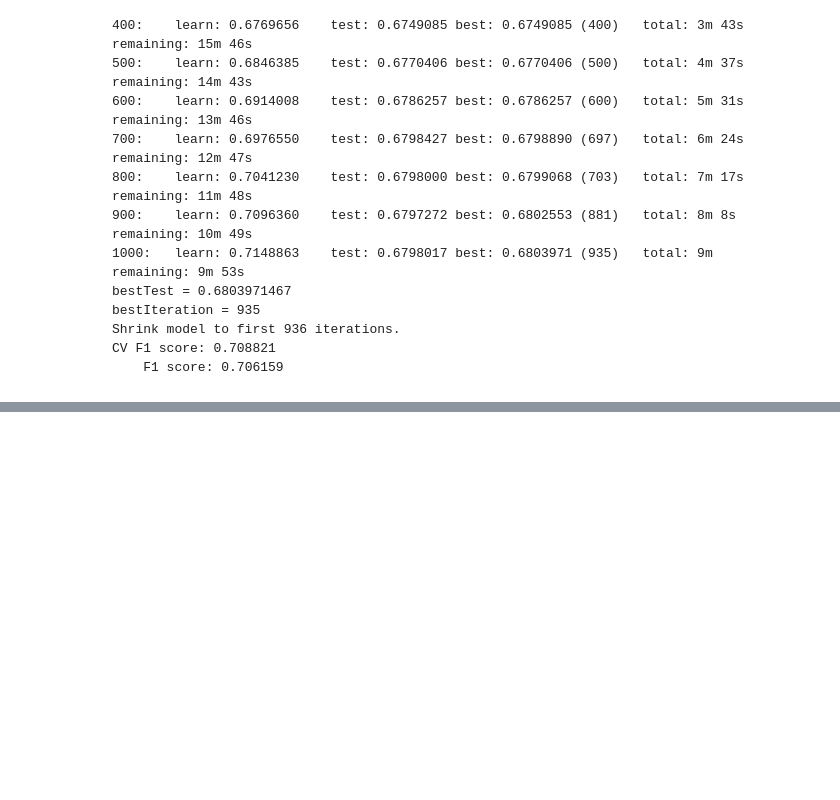
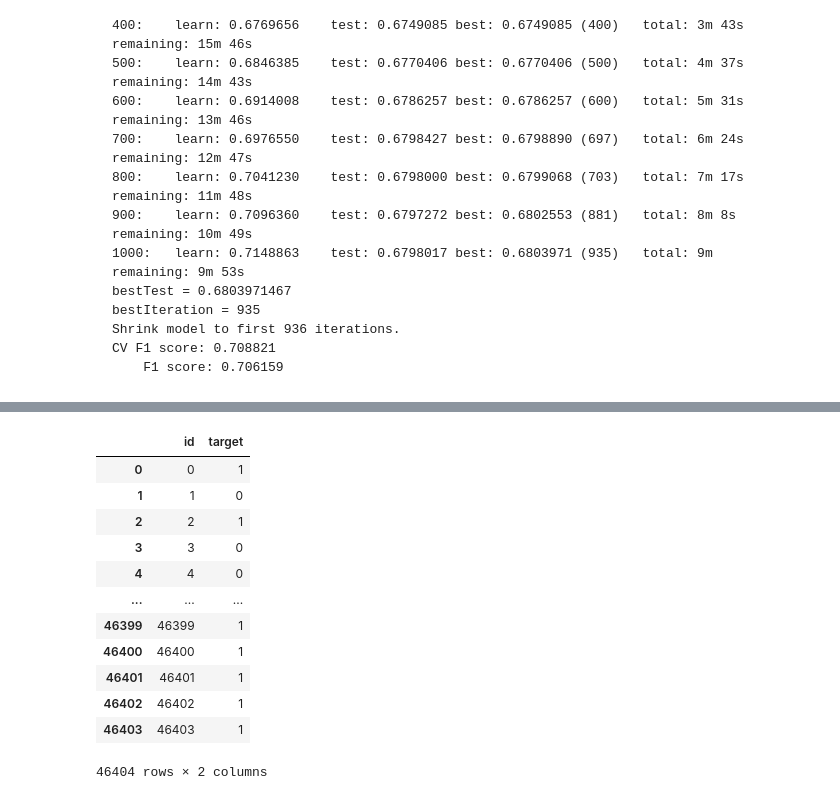
Before and after one commit to fenzhantw/Dacon_jobcare_recommend, a Jupyter notebook: main.ipynb, the cells around one changed output, grey strips where cells are left out. Cells and saved outputs as stored; diff of their text form; code cells hidden in the pictures; blank space fills up the shorter version.

```diff
--- a/main.ipynb
+++ b/main.ipynb
@@ -956,0 +998,3 @@ CV F1 score: 0.708821
+# %%
+drop_columns_serise=pd.Series(model_cat.feature_importances_,X_train.columns).sort_values(ascending=False)
+drop_columns=drop_columns_serise[drop_columns_serise<0.08].index.tolist()
@@ -957,3 +1021,13 @@ CV F1 score: 0.708821
+# %%
+X_train = X_train.drop(drop_columns,axis=1)
+X_test = X_test.drop(drop_columns,axis=1)
+# %%
+seed = 42
+n_fold = 7
+n_class = 1
+
+X = X_train.copy()
+y = y_train
 # %%
 #k 개의  모델을 다 사용하되 앙상블 처럼 각 모델에서 주는 output 들의 평균값을 사용하여 최종 pred 산출(OOF Ensemble)
 
@@ -961,7 +1035,7 @@ skfold = StratifiedKFold(n_splits=n_fold, shuffle=True, random_state=seed)
 folds=[]
 for train_idx, valid_idx in skfold.split(X, y):
         folds.append((train_idx, valid_idx))
-
+importances = pd.Series()
 cat_pred = np.zeros((X.shape[0], n_class))
 cat_pred_test = 0
 cat_cols = X_train.columns[X_train.nunique() > 2].tolist()
@@ -974,7 +1048,7 @@ for fold in range(n_fold):
 
   model_cat = CatBoostClassifier(max_depth=10,learning_rate=0.02,n_estimators=2099,max_bin=231,min_data_in_leaf=61,l2_leaf_reg=0.2193,subsample=0.6525,eval_metric="F1", task_type='GPU',bootstrap_type='Poisson', one_hot_max_size=10)
   model_cat.fit(train_data, eval_set=valid_data, use_best_model=True, early_stopping_rounds=100, verbose=100)
-
+  importances += pd.Series(model_cat.feature_importances_,X_train.columns).sort_values(ascending=False)
   cat_pred[valid_idx] = pd.DataFrame(model_cat.predict_proba(X_valid)[:, 1], index=X_valid.index)
   cat_pred_test = cat_pred_test + (model_cat.predict_proba(X_test)[:, 1] / n_fold)
   pred = np.where(cat_pred >= 0.4 , 1, 0)
@@ -985,0 +1078,17 @@ print(f'\tF1 score: {f1_score(y, pred):.6f}')
+# %%
+submission['target'] = pred_test
+submission
+# %% [output]
+|  | id | target |
+| 0 | 0 | 1 |
+| 1 | 1 | 0 |
+| 2 | 2 | 1 |
+| 3 | 3 | 0 |
+| 4 | 4 | 0 |
+| ... | ... | ... |
+| 46399 | 46399 | 1 |
+| 46400 | 46400 | 1 |
+| 46401 | 46401 | 1 |
+| 46402 | 46402 | 1 |
+| 46403 | 46403 | 1 |
+46404 rows × 2 columns
```
Also changed, not shown: parts of 16 cells of this notebook.
